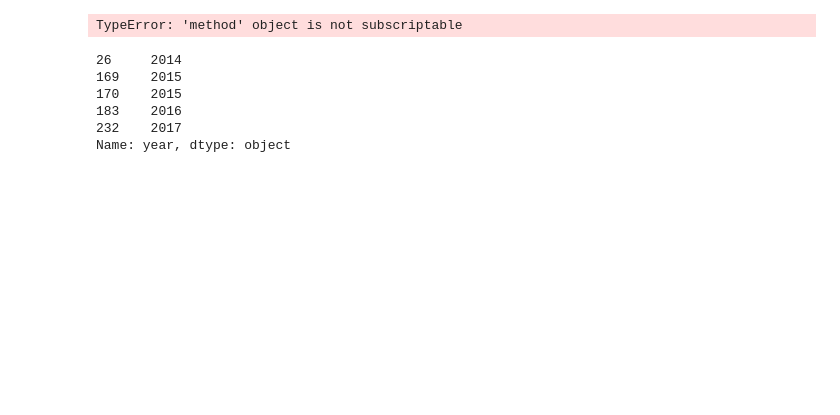
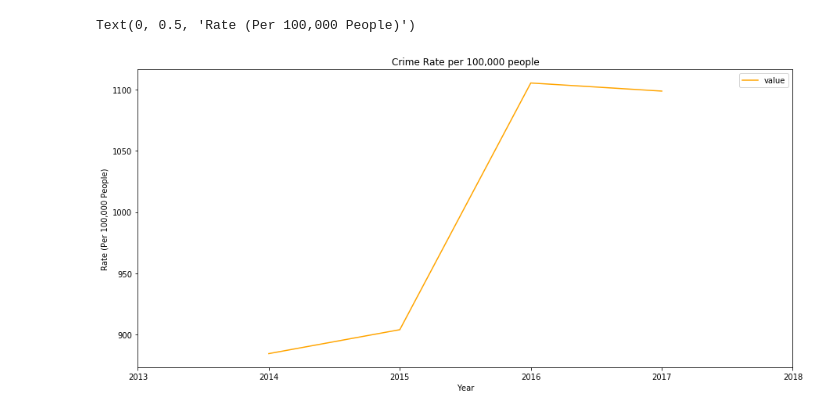
Before and after one commit to MikeAnderson89/National-Crime-Rate-Correlations, a Jupyter notebook: Chicago/Chicago_Stats.ipynb, the cells around one changed output. Saved outputs shown, nothing was run; the diff lists cells and outputs as text; code cells hidden in the pictures; blank space fills up the shorter version.

Commit message:
Chicago data completed!

```diff
--- a/Chicago/Chicago_Stats.ipynb
+++ b/Chicago/Chicago_Stats.ipynb
@@ -10,7 +8,8 @@ warnings.filterwarnings('ignore')
 # %%
 #Getting the URL for the JSON Request
 city = "Chicago, Illinois"
+url = "https://odn.data.socrata.com/resource/h4kz-unyt.json?name=" + city
+data = requests.get(url).json()
 
-url = "https://odn.data.socrata.com/resource/h4kz-unyt.json?name=" + city
-
-data = requests.get(url).json()
+Crime_DF = pd.DataFrame(data)
+Crime_DF.head()
@@ -54,18 +23,19 @@ violent_Crime.head(200)
-# %%
-# Suburban_Driver_Count = Suburban_DF.groupby("city")["driver_count"].mean ()
-
-y= [1, 2, 3, 4, 5, 6]
-x= violent_Crime.groupby["year"].count()
-# %% [output]
-TypeError: 'method' object is not subscriptable
-# %%
-
-# violent_Crime['year'] = pd.to_numeric(violent_Crime['year'])
-violent_Crime['year']
-# %% [output]
-26     2014
-169    2015
-170    2015
-183    2016
-232    2017
-Name: year, dtype: object
+# %%
+Crime_DF['year'] = pd.to_numeric(Crime_DF['year'])
+Crime_DF['value'] = pd.to_numeric(Crime_DF['value'])
+# %%
+Filter_crimetype = Crime_DF.loc[Crime_DF['crime_type'] == 'Violent crime']
+Crime = Filter_crimetype.loc[Filter_crimetype['variable'] == 'rate']
+Crime
+
+Crime.to_csv('Chicago_Violent_Crime.csv')
+# %%
+Crime.plot(kind='line', x='year', y='value', figsize=(15,7), color='Orange')
+
+plt.xlim(2013, 2018)
+plt.title('Crime Rate per 100,000 people')
+plt.xlabel('Year')
+plt.ylabel('Rate (Per 100,000 People)')
+# %% [output]
+Text(0, 0.5, 'Rate (Per 100,000 People)')
+[figure, added]
```
Also changed, not shown: parts of 13 cells of this notebook, 5 other files.
